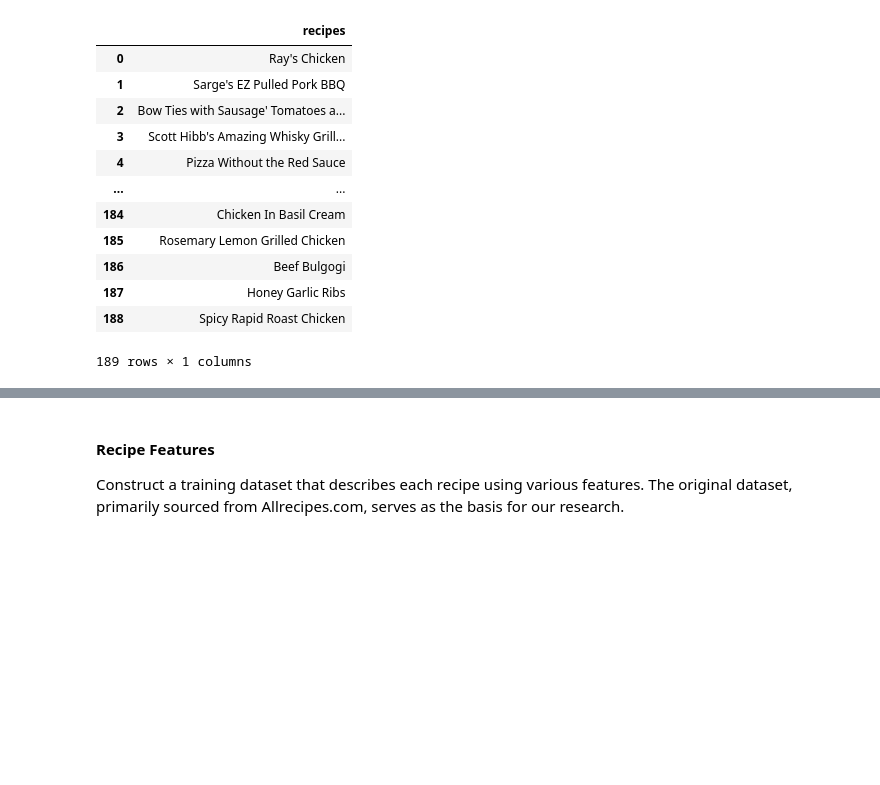
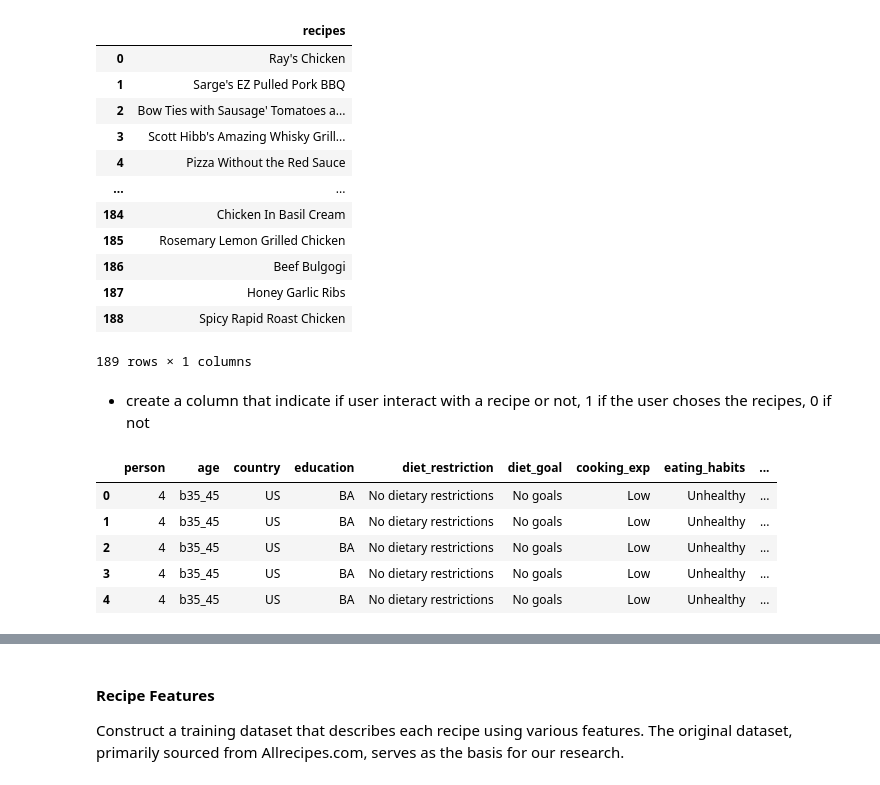
Before and after one commit to ayoubGL/Two-Tower-Recommender-system-Pytorch, a Jupyter notebook: FoodRecommenderSystem.ipynb, the cells around one changed output, grey strips where cells are left out. Drawn from its saved outputs; the diff is of its cells as text; code cells hidden in the pictures; blank space fills up the shorter version.

```diff
--- a/FoodRecommenderSystem.ipynb
+++ b/FoodRecommenderSystem.ipynb
@@ -264,3 +276,26 @@ target_recipe
 | 187 | Honey Garlic Ribs |
 | 188 | Spicy Rapid Roast Chicken |
 189 rows × 1 columns
+# %% [markdown]
+- create a column that indicate if user interact with a recipe or not, 1 if the user choses the recipes, 0 if not
+# %%
+users = user_features_DF['user_id'].unique()
+recipes = user_features_DF['recipe_id'].unique()
+
+# (all combinations of users and recipes)
+user_recipe_df = pd.MultiIndex.from_product([users, recipes], names= ['user_id','recipe_id']).to_frame(index=False)
+
+# Add chosen index
+user_recipe_df['chosen'] = user_recipe_df.merge(user_recipe_df.assign(chosen=1), on=['user_id', 'recipe_id'], how='left')['chosen'].fillna(0).astype(int)
+
+# Merge with  all user features
+user_features_DF = user_features_DF.merge(user_recipe_df, on='user_id')
+# %%
+user_features_DF.head()
+# %% [output]
+|  | person | age | country | education | diet_restriction | diet_goal | cooking_exp | eating_habits | ... |
+| 0 | 4 | b35_45 | US | BA | No dietary restrictions | No goals | Low | Unhealthy | ... |
+| 1 | 4 | b35_45 | US | BA | No dietary restrictions | No goals | Low | Unhealthy | ... |
+| 2 | 4 | b35_45 | US | BA | No dietary restrictions | No goals | Low | Unhealthy | ... |
+| 3 | 4 | b35_45 | US | BA | No dietary restrictions | No goals | Low | Unhealthy | ... |
+| 4 | 4 | b35_45 | US | BA | No dietary restrictions | No goals | Low | Unhealthy | ... |
```
Also changed, not shown: parts of 30 cells of this notebook, 2 other files.
